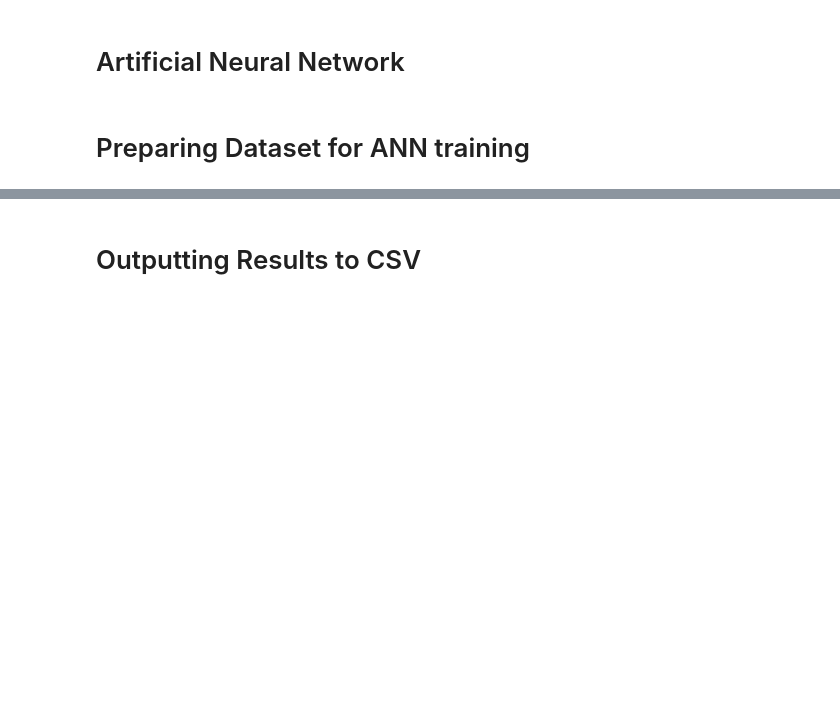
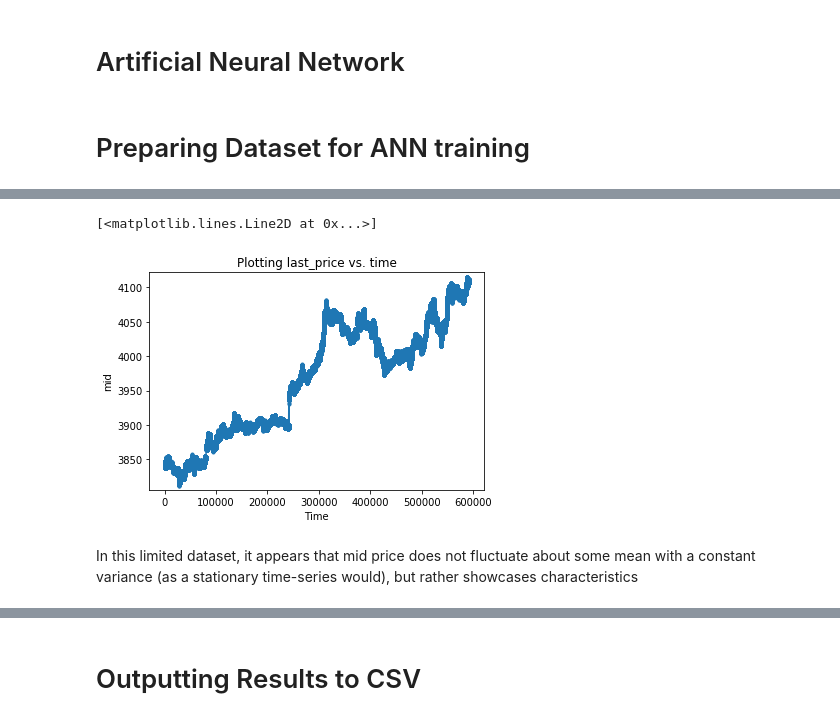
Before and after one commit to betzcats/cs155project1, a Jupyter notebook: Logistic Regression, ANN, maybe SVC.ipynb, the cells around one changed output, grey strips where cells are left out. Saved outputs shown, nothing was run; the diff lists cells and outputs as text; code cells hidden in the pictures; blank space fills up the shorter version.

```diff
--- a/Logistic Regression, ANN, maybe SVC.ipynb
+++ b/Logistic Regression, ANN, maybe SVC.ipynb
@@ -176,3 +200,16 @@ df_test.columns = list(df_test.columns.values)
+# %%
+fig = plt.figure()
+plt.title('Plotting last_price vs. time')
+plt.xlabel('Time')
+plt.ylabel('mid')
+plt.margins(y=0.02)
+
+plt.plot(df["id"], df["last_price"], marker = '.', linewidth = 1.5)
+# %% [output]
+[<matplotlib.lines.Line2D at 0x...>]
+[figure, added]
+# %% [markdown]
+In this limited dataset, it appears that mid price does not fluctuate about some mean with a constant variance (as a stationary time-series would), but rather showcases characteristics
 # %%
 # Using Betty's preprocessing code and final features (from a day ago)
 # Filling NaN values
```
Also changed, not shown: parts of 20 cells of this notebook, 8 other files.
